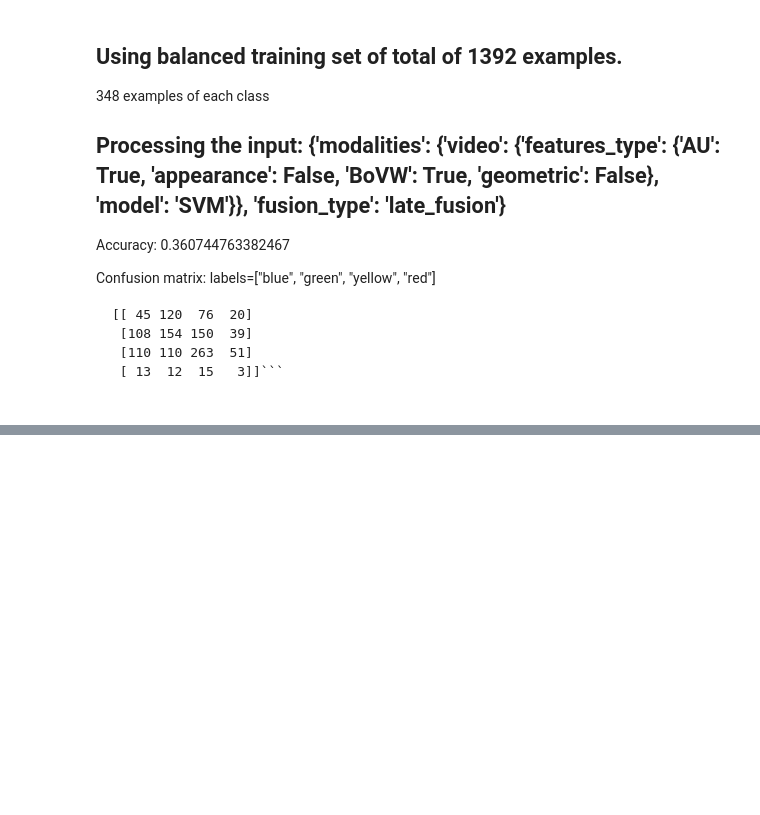
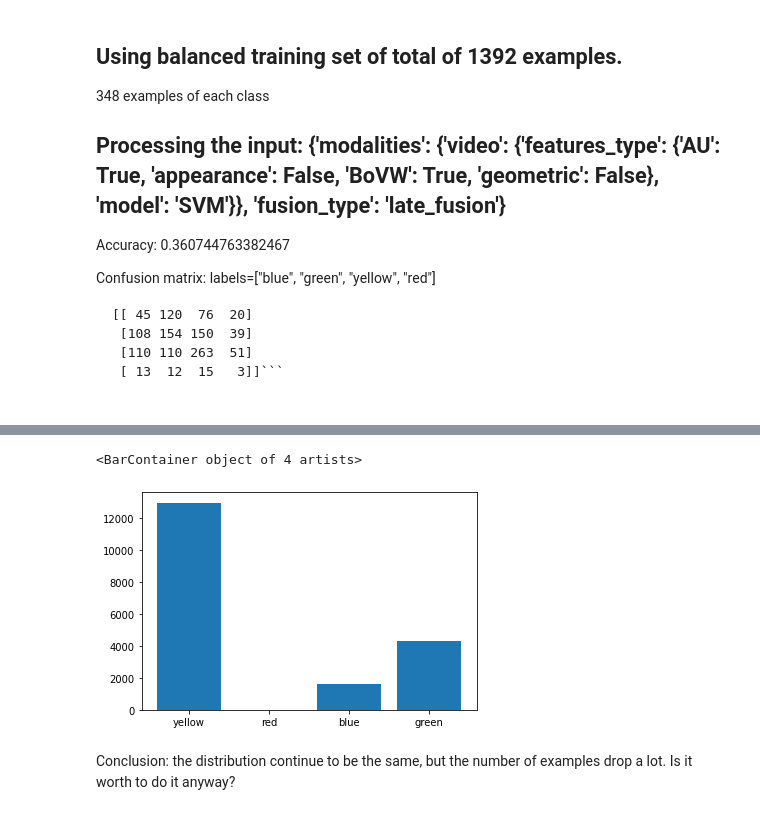
Before and after one commit to annanda/emotion_detection_for_children_with_asd, a Jupyter notebook: jupyter_notebooks/Research Journal.ipynb, the cells around one changed output, grey strips where cells are left out. Saved outputs shown, nothing was run; the diff lists cells and outputs as text; code cells hidden in the pictures; blank space fills up the shorter version.

```diff
--- a/jupyter_notebooks/Research Journal.ipynb
+++ b/jupyter_notebooks/Research Journal.ipynb
@@ -916,0 +941,12 @@ plt.bar(keys, values)
+# %%
+import matplotlib.pyplot as plt
+keys = dev_count.keys()
+values = dev_count.values()
+
+plt.bar(keys, values)
+# %% [output]
+<BarContainer object of 4 artists>
+[figure, added]
+# %% [markdown]
+Conclusion: the distribution continue to be the same, but the number of examples drop a lot.
+Is it worth to do it anyway?
```
Also changed, not shown: parts of 7 cells of this notebook, 1 other file.
